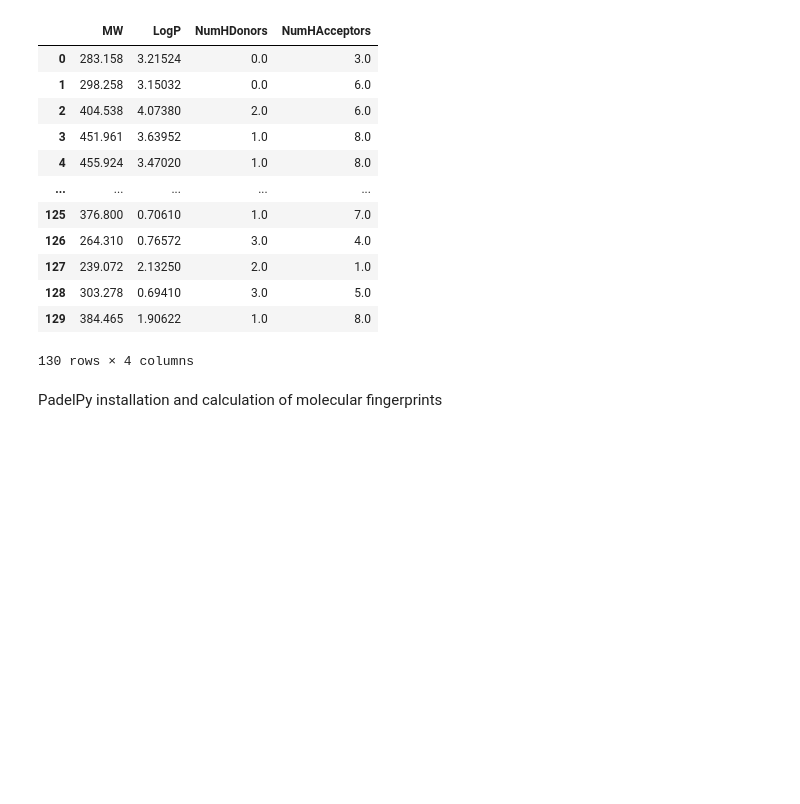
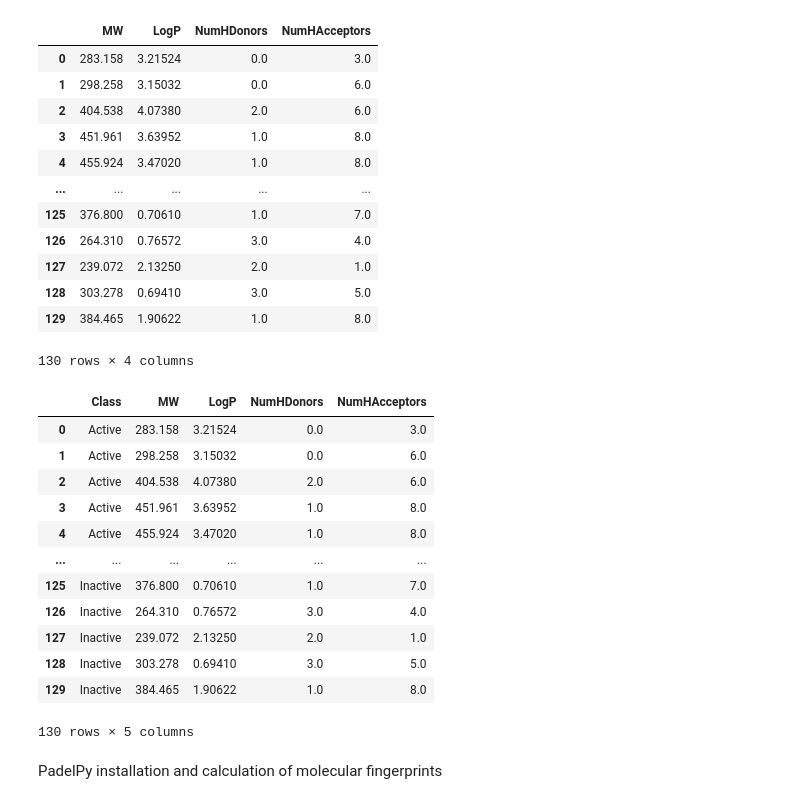
Before and after one commit to Vusumuzi2Mabasa/Learning_projects, a Jupyter notebook: TB_drug_cytotoxicity_prediction.ipynb, the cells around one changed output. Drawn from its saved outputs; the diff is of its cells as text; code cells hidden in the pictures; blank space fills up the shorter version.

```diff
--- a/TB_drug_cytotoxicity_prediction.ipynb
+++ b/TB_drug_cytotoxicity_prediction.ipynb
@@ -90,6 +108,25 @@ df_lipinski
 | 128 | 303.278 | 0.69410 | 3.0 | 5.0 |
 | 129 | 384.465 | 1.90622 | 1.0 | 8.0 |
 130 rows × 4 columns
+# %%
+df1_combined =  df2.drop(columns='canonical_smiles')
+# %%
+df2_combined = pd.concat([df1_combined, df_lipinski], axis=1)
+df2_combined
+# %% [output]
+|  | Class | MW | LogP | NumHDonors | NumHAcceptors |
+| 0 | Active | 283.158 | 3.21524 | 0.0 | 3.0 |
+| 1 | Active | 298.258 | 3.15032 | 0.0 | 6.0 |
+| 2 | Active | 404.538 | 4.07380 | 2.0 | 6.0 |
+| 3 | Active | 451.961 | 3.63952 | 1.0 | 8.0 |
+| 4 | Active | 455.924 | 3.47020 | 1.0 | 8.0 |
+| ... | ... | ... | ... | ... | ... |
+| 125 | Inactive | 376.800 | 0.70610 | 1.0 | 7.0 |
+| 126 | Inactive | 264.310 | 0.76572 | 3.0 | 4.0 |
+| 127 | Inactive | 239.072 | 2.13250 | 2.0 | 1.0 |
+| 128 | Inactive | 303.278 | 0.69410 | 3.0 | 5.0 |
+| 129 | Inactive | 384.465 | 1.90622 | 1.0 | 8.0 |
+130 rows × 5 columns
 # %% [markdown]
 PadelPy installation and calculation of molecular fingerprints
 # %%
```
Also changed, not shown: parts of 2 cells of this notebook.
